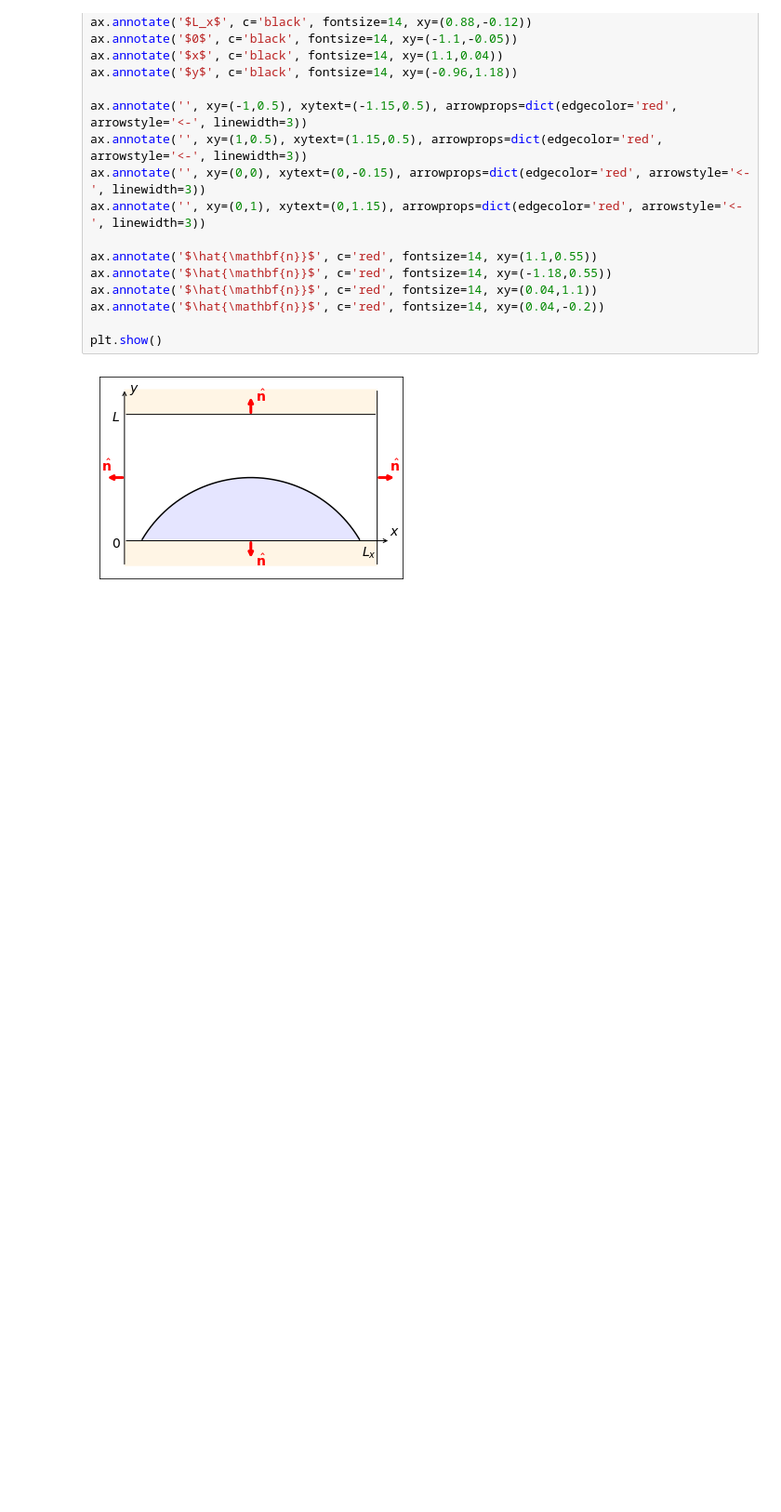
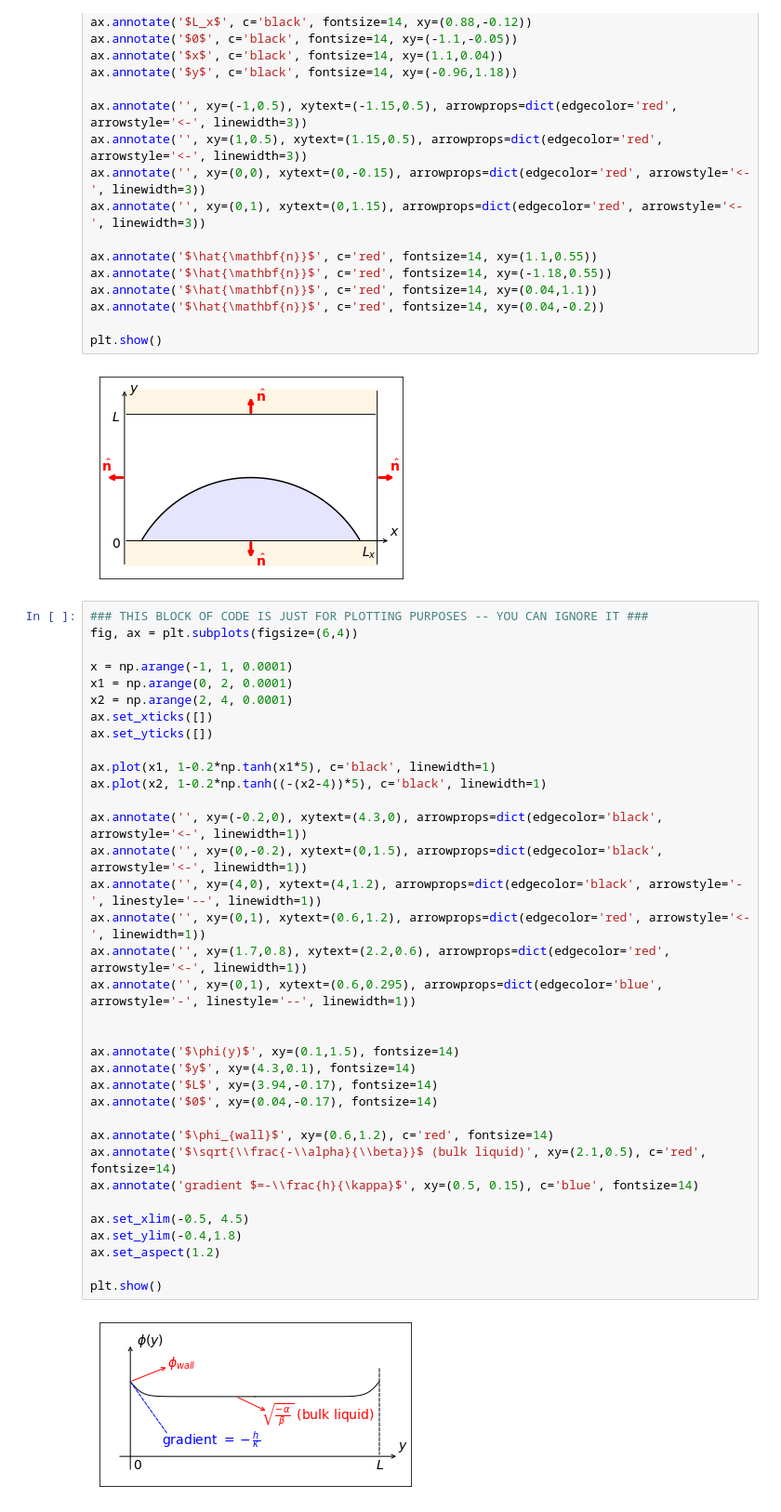
Before and after one commit to elsentjhung/cahn-hilliard-droplet, a Jupyter notebook: figures/figures.ipynb, the cells around one changed output. Shown at 93% size. Cells and saved outputs as stored; diff of their text form; blank space fills up the shorter version.

```diff
--- a/figures/figures.ipynb
+++ b/figures/figures.ipynb
@@ -477,3 +477,40 @@ ax.annotate('$\hat{\mathbf{n}}$', c='red', fontsize=14, xy=(0.04,-0.2))
 plt.show()
 # %% [output]
 [figure]
+# %%
+### THIS BLOCK OF CODE IS JUST FOR PLOTTING PURPOSES -- YOU CAN IGNORE IT ###
+fig, ax = plt.subplots(figsize=(6,4))
+
+x = np.arange(-1, 1, 0.0001)
+x1 = np.arange(0, 2, 0.0001)
+x2 = np.arange(2, 4, 0.0001)
+ax.set_xticks([])
+ax.set_yticks([])
+
+ax.plot(x1, 1-0.2*np.tanh(x1*5), c='black', linewidth=1)
+ax.plot(x2, 1-0.2*np.tanh((-(x2-4))*5), c='black', linewidth=1)
+
+ax.annotate('', xy=(-0.2,0), xytext=(4.3,0), arrowprops=dict(edgecolor='black', arrowstyle='<-', linewidth=1))
+ax.annotate('', xy=(0,-0.2), xytext=(0,1.5), arrowprops=dict(edgecolor='black', arrowstyle='<-', linewidth=1))
+ax.annotate('', xy=(4,0), xytext=(4,1.2), arrowprops=dict(edgecolor='black', arrowstyle='-', linestyle='--', linewidth=1))
+ax.annotate('', xy=(0,1), xytext=(0.6,1.2), arrowprops=dict(edgecolor='red', arrowstyle='<-', linewidth=1))
+ax.annotate('', xy=(1.7,0.8), xytext=(2.2,0.6), arrowprops=dict(edgecolor='red', arrowstyle='<-', linewidth=1))
+ax.annotate('', xy=(0,1), xytext=(0.6,0.295), arrowprops=dict(edgecolor='blue', arrowstyle='-', linestyle='--', linewidth=1))
+
+
+ax.annotate('$\phi(y)$', xy=(0.1,1.5), fontsize=14)
+ax.annotate('$y$', xy=(4.3,0.1), fontsize=14)
+ax.annotate('$L$', xy=(3.94,-0.17), fontsize=14)
+ax.annotate('$0$', xy=(0.04,-0.17), fontsize=14)
+
+ax.annotate('$\phi_{wall}$', xy=(0.6,1.2), c='red', fontsize=14)
+ax.annotate('$\sqrt{\\frac{-\\alpha}{\\beta}}$ (bulk liquid)', xy=(2.1,0.5), c='red', fontsize=14)
+ax.annotate('gradient $=-\\frac{h}{\kappa}$', xy=(0.5, 0.15), c='blue', fontsize=14)
+
+ax.set_xlim(-0.5, 4.5)
+ax.set_ylim(-0.4,1.8)
+ax.set_aspect(1.2)
+
+plt.show()
+# %% [output]
+[figure, added]
```
Also changed, not shown: 2 other files.
